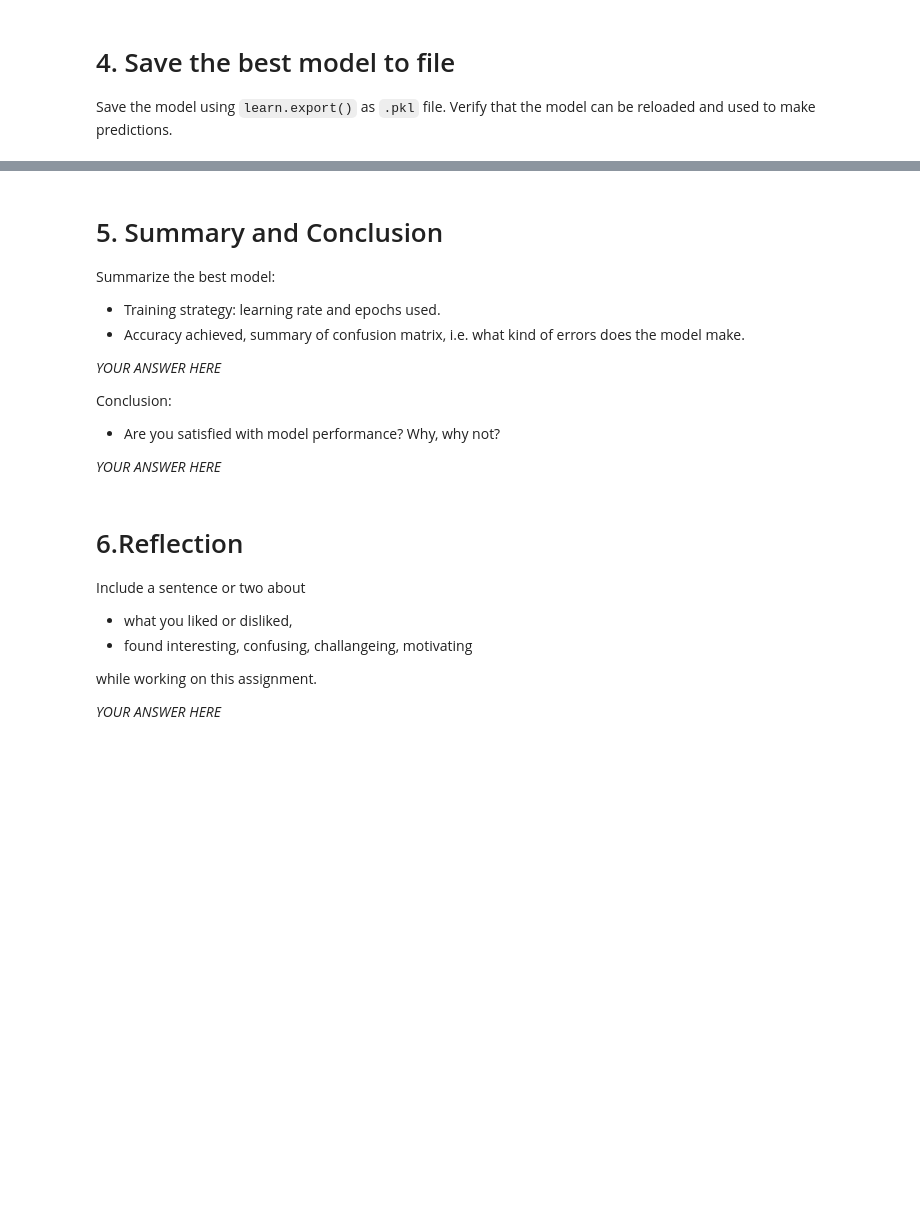
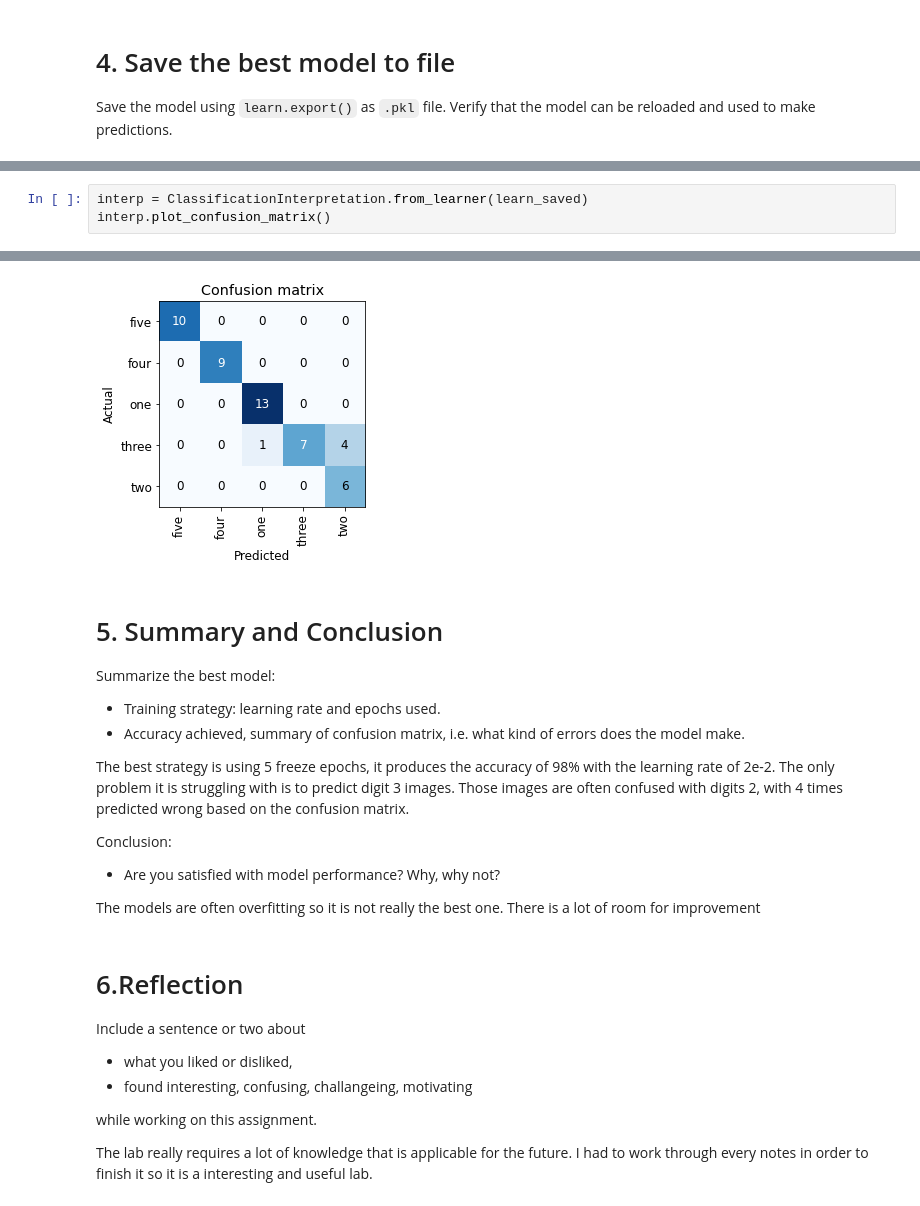
Before and after one commit to HyLe050701/ENCH407Assignment, a Jupyter notebook: lab3_train_finger_count.ipynb, the cells around one changed output, grey strips where cells are left out. Cells and saved outputs as stored; diff of their text form; blank space fills up the shorter version.

```diff
--- a/lab3_train_finger_count.ipynb
+++ b/lab3_train_finger_count.ipynb
@@ -309,0 +336,4 @@ Save the model using `learn.export()` as `.pkl` file. Verify that the model can
+# %%
+interp = ClassificationInterpretation.from_learner(learn_saved)
+interp.plot_confusion_matrix()
+# %% [output]
@@ -310,3 +342,4 @@ Save the model using `learn.export()` as `.pkl` file. Verify that the model can
+[figure, added]
 # %% [markdown]
 # 5. Summary and Conclusion
 
@@ -314,13 +347,13 @@ Summarize the best model:
 - Training strategy: learning rate and epochs used.
 - Accuracy achieved, summary of confusion matrix, i.e. what kind of errors does the model make.
 
-*YOUR ANSWER HERE*
+The best strategy is using 5 freeze epochs, it produces the accuracy of 98% with the learning rate of 2e-2. The only problem it is struggling with is to predict digit 3 images. Those images are often confused with digits 2, with 4 times predicted wrong based on the confusion matrix.
 
 
 Conclusion:
 - Are you satisfied with model performance? Why, why not?
 
-*YOUR ANSWER HERE*
+The models are often overfitting so it is not really the best one. There is a lot of room for improvement
 # %% [markdown]
 # 6.Reflection
 Include a sentence or two about
@@ -329,4 +362,4 @@ Include a sentence or two about
 
 while working on this assignment.
 
-*YOUR ANSWER HERE*
+The lab really requires a lot of knowledge that is applicable for the future. I had to work through every notes in order to finish it so it is a interesting and useful lab.
```
Also changed, not shown: parts of 4 cells of this notebook.
